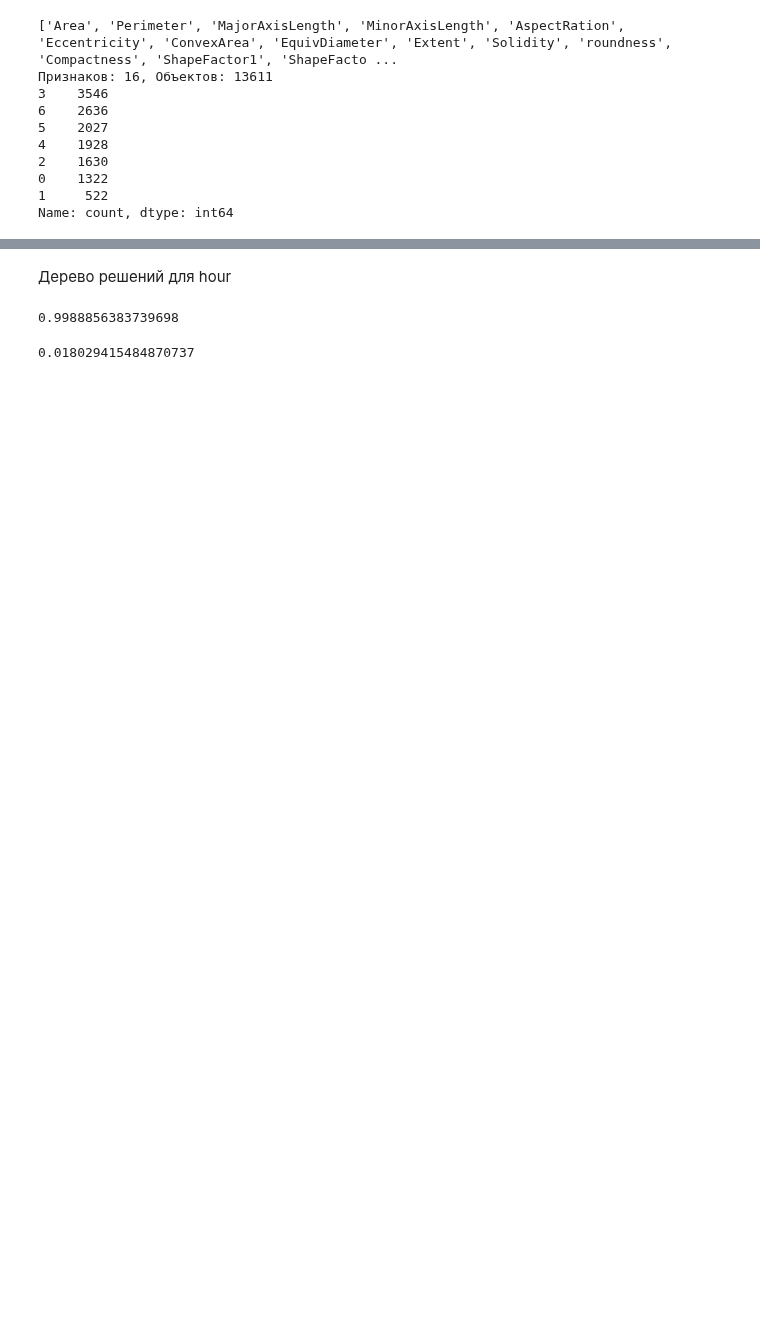
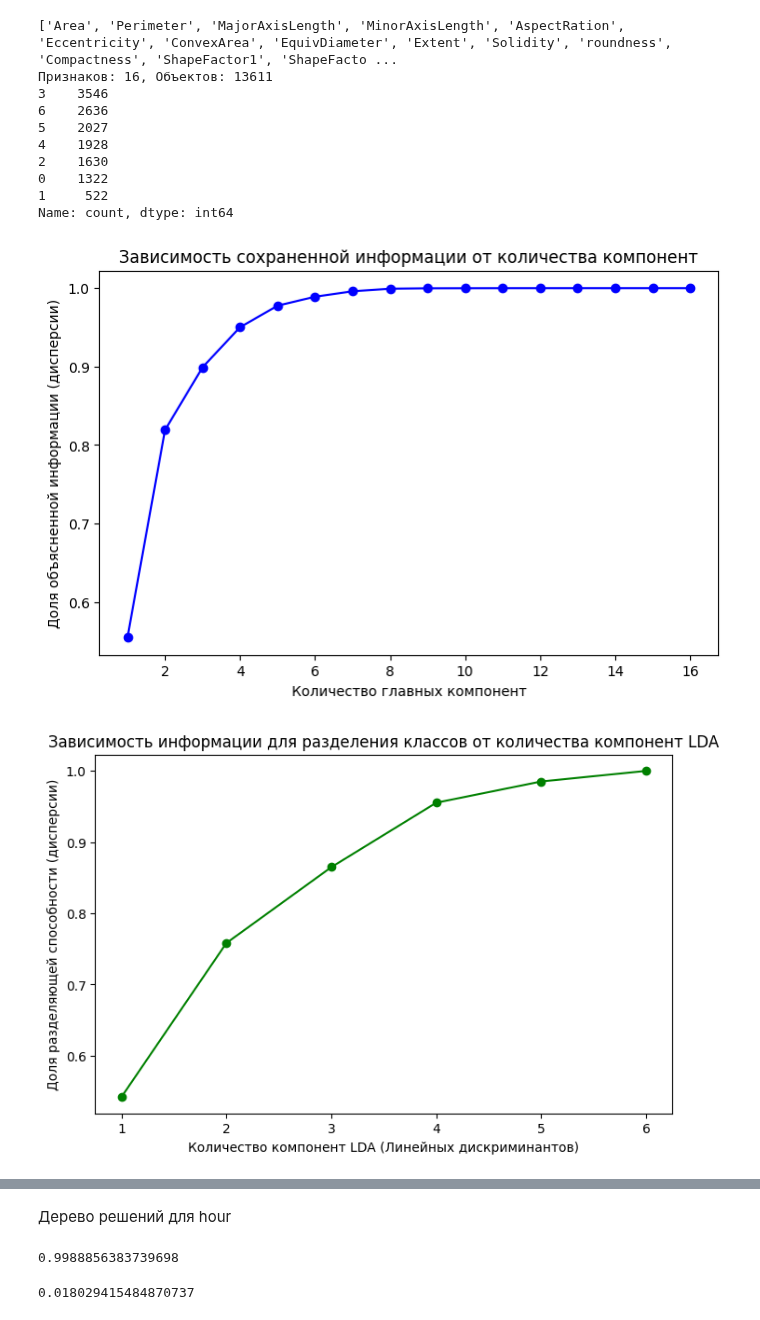
Before and after one commit to Saveliy1501/DS-homeworks, a Jupyter notebook: lessons/lesson_tree_1.ipynb, the cells around one changed output, grey strips where cells are left out. Saved outputs shown, nothing was run; the diff lists cells and outputs as text; code cells hidden in the pictures; blank space fills up the shorter version.

```diff
--- a/lessons/lesson_tree_1.ipynb
+++ b/lessons/lesson_tree_1.ipynb
@@ -12,35 +15,76 @@ from sklearn.linear_model import LinearRegression
 # %%
 data = pd.read_csv('Dry_Bean_Dataset.csv', delimiter=';', decimal=',')
 print(data.columns.tolist())
 data = data.dropna(axis=1, how='all')
 data.fillna(data.mean(numeric_only=True), inplace=True)
 X = data.drop(['Class'], axis=1).values
 le = LabelEncoder()
 y = le.fit_transform(data['Class'].values)
-#y = data['Class'].values
-#y_decoded = le.inverse_transform(y_encoded)
+
+
 
 print(f"Признаков: {X.shape[1]}, Объектов: {X.shape[0]}")
 
 print(pd.Series(y).value_counts())
 
 
 
 scaler = StandardScaler()
 X = scaler.fit_transform(X)
+################################
+pca = PCA()
+X_pca = pca.fit_transform(X)
+
+cumulative_info = np.cumsum(pca.explained_variance_ratio_)
+
+plt.figure(figsize=(8, 5))
+
+plt.plot(range(1, len(cumulative_info) + 1), cumulative_info, marker='o', color='b', linestyle='-')
+
+plt.xlabel('Количество главных компонент')
+plt.ylabel('Доля объясненной информации (дисперсии)')
+plt.title('Зависимость сохраненной информации от количества компонент')
+plt.show()
+
+pca = PCA(n_components=7)
+X_pca = pca.fit_transform(X)
+#########################################
+lda = LDA()
+lda.fit(X, y)
+
+cumulative_info = np.cumsum(lda.explained_variance_ratio_)
+
+plt.figure(figsize=(8, 5))
+
+plt.plot(range(1, len(cumulative_info) + 1), cumulative_info, marker='o', color='g', linestyle='-')
+
+plt.xlabel('Количество компонент LDA (Линейных дискриминантов)')
+plt.ylabel('Доля разделяющей способности (дисперсии)')
+plt.title('Зависимость информации для разделения классов от количества компонент LDA')
+
+plt.show()
+
+lda = LDA(n_components=5)
+X_lda = lda.fit_transform(X,y)
+#######################################
 
 X_train, X_test, y_train, y_test = train_test_split(X, y, test_size=0.2, random_state=42)
+
+X_train_pca, X_test_pca, y_train_pca, y_test_pca = train_test_split(X_pca, y, test_size=0.2, random_state=42)
+X_train_lda, X_test_lda, y_train_lda, y_test_lda = train_test_split(X_lda, y, test_size=0.2, random_state=42)
 # %% [output]
 ['Area', 'Perimeter', 'MajorAxisLength', 'MinorAxisLength', 'AspectRation', 'Eccentricity', 'ConvexArea', 'EquivDiameter', 'Extent', 'Solidity', 'roundness', 'Compactness', 'ShapeFactor1', 'ShapeFacto ...
 Признаков: 16, Объектов: 13611
 3    3546
 6    2636
 5    2027
 4    1928
 2    1630
 0    1322
 1     522
 Name: count, dtype: int64
+[figure, added]
+[figure, added]
 # %%
 model = DecisionTreeClassifier(
     criterion='log_loss',
```
Also changed, not shown: parts of 8 cells of this notebook, 4 other files.
